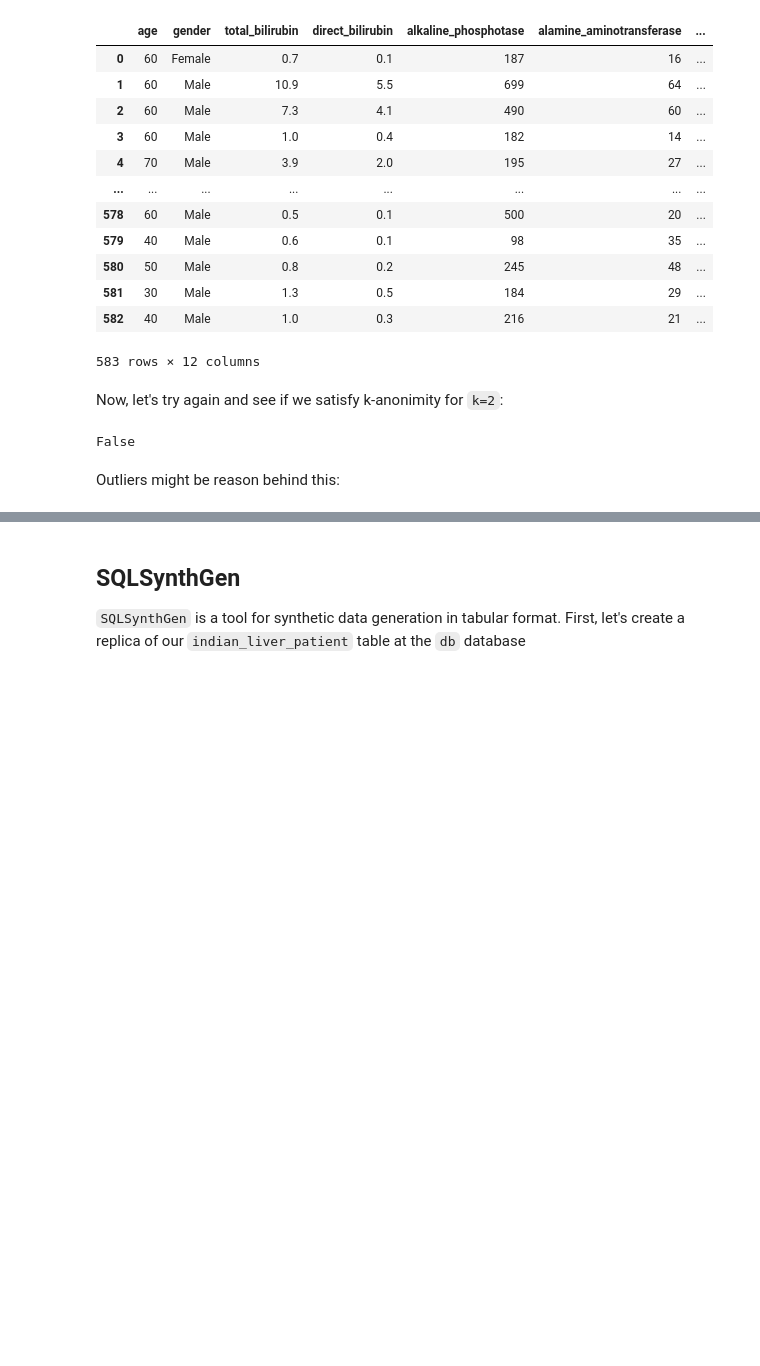
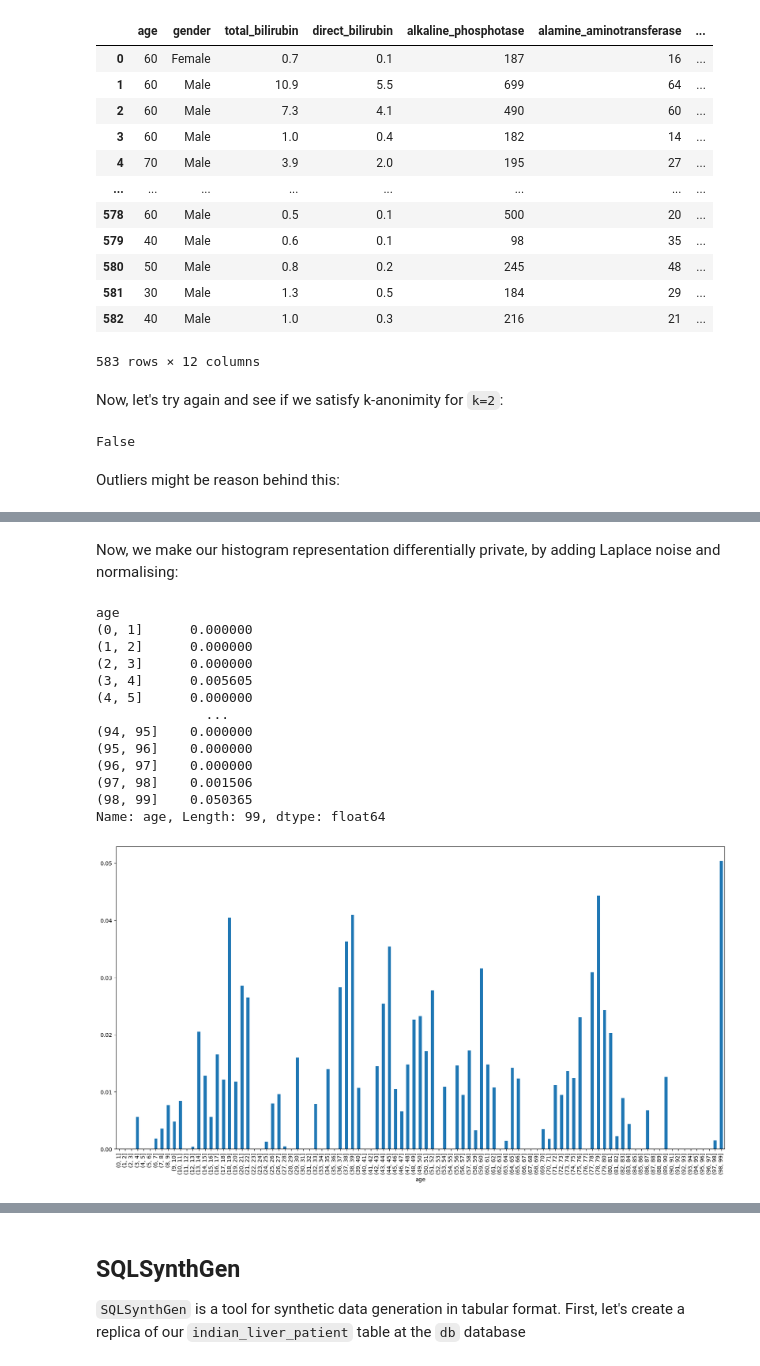
Before and after one commit to alan-turing-institute/sqlsynthgen-health-demo, a Jupyter notebook: ipynb/sqlsynthgen-healthcare-demo.ipynb, the cells around one changed output, grey strips where cells are left out. Drawn from its saved outputs; the diff is of its cells as text; code cells hidden in the pictures; blank space fills up the shorter version.

```diff
--- a/ipynb/sqlsynthgen-healthcare-demo.ipynb
+++ b/ipynb/sqlsynthgen-healthcare-demo.ipynb
@@ -221,0 +262,12 @@ Generating plot
+# %%
+count_sensitivity: int = 1
+privacy_budget: float = 0.1
+
+random_noise: float = healthcare_demo.get_noise_using_laplace(
+    function_sensitivity=count_sensitivity, privacy_parameter=privacy_budget
+)
+
+(
+    healthcare_demo.query_patients_older_than(age=age, patient_data=patient_data)
+    + random_noise
+)
@@ -221,0 +355,31 @@ Generating plot
+# %% [markdown]
+Now, we make our histogram representation differentially private, by adding Laplace noise and normalising:
+# %%
+age_counts_by_bin_laplace: pd.Series = age_counts_by_bin.apply(
+    lambda age_count: age_count
+    + healthcare_demo.get_noise_using_laplace(count_sensitivity, privacy_budget)
+)
+age_counts_by_bin_laplace = age_counts_by_bin_laplace.clip(lower=0)
+
+total_count: float = age_counts_by_bin_laplace.sum()
+normalized_age_counts_by_bin: pd.Series = age_counts_by_bin_laplace.apply(
+    lambda age_count: age_count / total_count
+)
+
+normalized_age_counts_by_bin.plot.bar(figsize=(20, 10))
+normalized_age_counts_by_bin
+# %% [output]
+age
+(0, 1]      0.000000
+(1, 2]      0.000000
+(2, 3]      0.000000
+(3, 4]      0.005605
+(4, 5]      0.000000
+              ...
+(94, 95]    0.000000
+(95, 96]    0.000000
+(96, 97]    0.000000
+(97, 98]    0.001506
+(98, 99]    0.050365
+Name: age, Length: 99, dtype: float64
+[figure, added]
```
Also changed, not shown: parts of 25 cells of this notebook, 1 other file.
